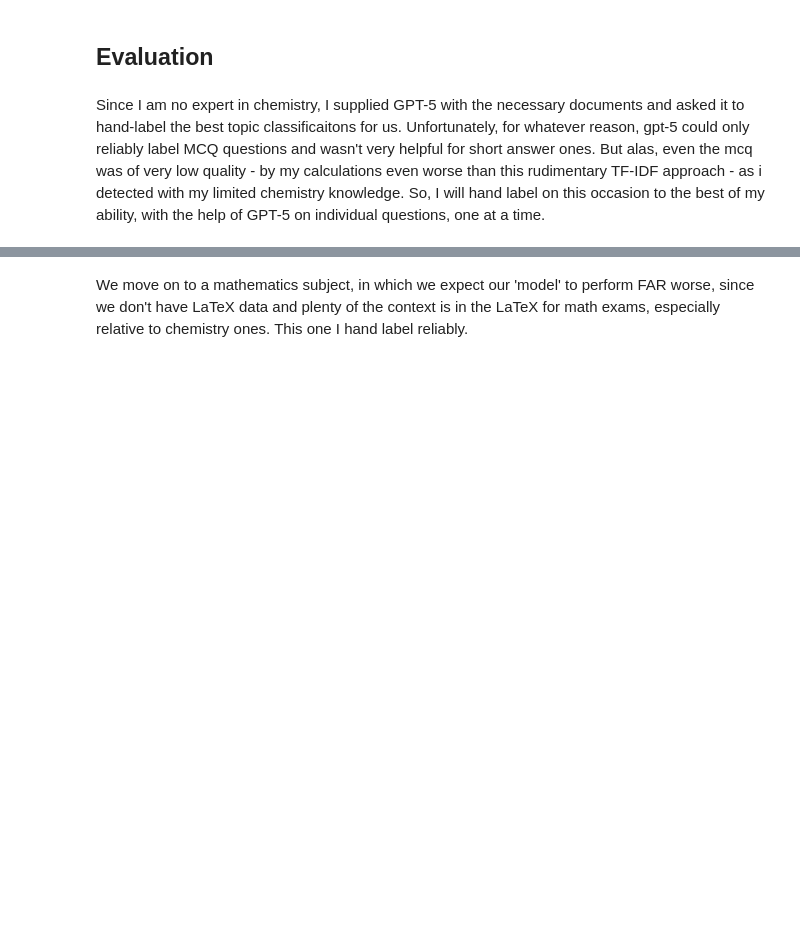
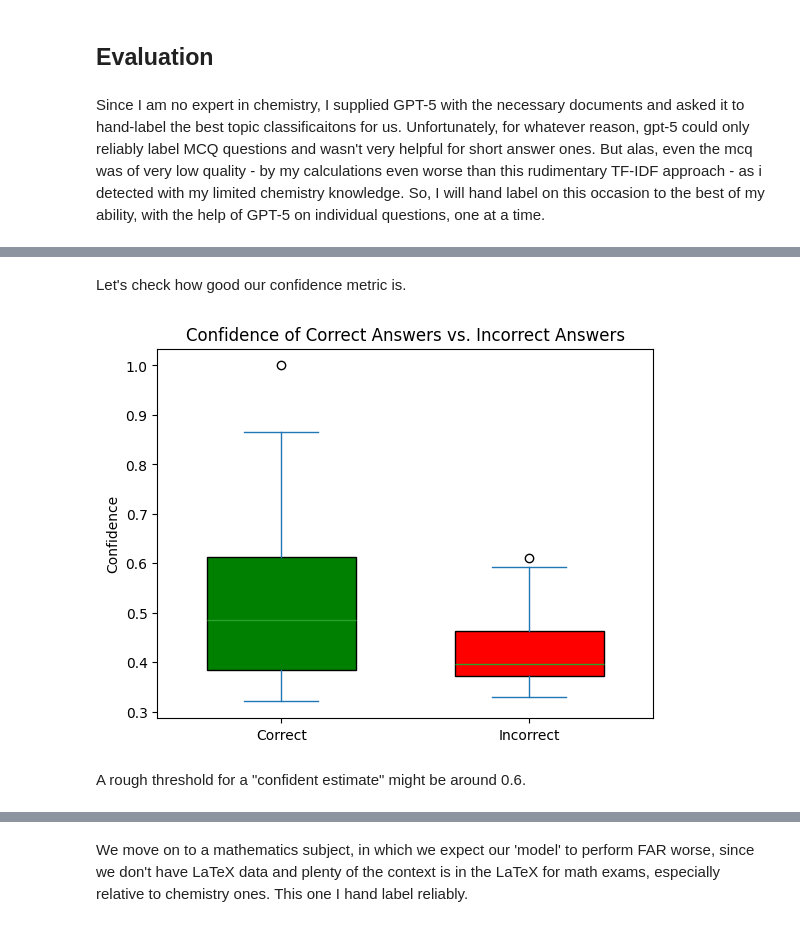
Before and after one commit to ykip10/Qlassifier, a Jupyter notebook: src/Qlassifier/baseline.ipynb, the cells around one changed output, grey strips where cells are left out. Cells and saved outputs as stored; diff of their text form; code cells hidden in the pictures; blank space fills up the shorter version.

```diff
--- a/src/Qlassifier/baseline.ipynb
+++ b/src/Qlassifier/baseline.ipynb
@@ -23,14 +25,25 @@ for subject, exam in zip(subjects, exams):
 # %% [markdown]
 Since I am no expert in chemistry, I supplied GPT-5 with the necessary documents and asked it to hand-label the best topic classificaitons for us. Unfortunately, for whatever reason, gpt-5 could only reliably label MCQ questions and wasn't very helpful for short answer ones. But alas, even the mcq was of very low quality - by my calculations even worse than this rudimentary TF-IDF approach - as i detected with my limited chemistry knowledge. So, I will hand label on this occasion to the best of my ability, with the help of GPT-5 on individual questions, one at a time.
 # %%
-true_topic_indices = [ # labelled -1 if i dont know
+true_topic_mcq = [
     0, 2, 6, 5, 10, 9, 0, 4, 0, 4,
     3, 3, 6, 4, 0, 9, 1, 9, 6, 8,
     10 ,2, 6, 2, 5, 11, 12, 2, 9, 2,
 ]
 
+true_topic_indices = true_topic_mcq + [
+    6, 7, 7, 6, 6, 2, 2, 2, 2,   # Q1
+    6, 10, 10, 10, 6, 10, 6, 10, # Q2
+    0, 0, 0, 0, 0, 6,            # Q3
+    7, 6, 7, 7, 7,               # Q4
+    0, 4, 4, 3,                  # Q5
+    2, 2, 2, 2, 2,               # Q6
+    9, 9, 9, 9, 9,               # Q7
+    3, 12, 12, 1, 1, 11, 11, 11, # Q8
+    5, 5                         # Q9
+]
+
 chem_df = dfs[0]
-mcq_chem = chem_df.loc[:29, :].copy()
-mcq_chem["True Topic"] = true_topic_indices
-
-mcq_chem.head(5)
+cos_chem = cos_lst[0] # cosine similarities
+chem_df["true_topic_idx"] = true_topic_indices
+mcq_chem = chem_df.loc[:29]
@@ -43,0 +61,29 @@ mcq_chem.head(5)
+# %% [markdown]
+Let's check how good our confidence metric is.
+# %%
+from matplotlib import pyplot as plt
+
+def plot_conf(df):
+    incorrect_df = df[df["pred_topic_idx"] != df["true_topic_idx"]]
+    correct_df = df[df["pred_topic_idx"] == df["true_topic_idx"]]
+
+    _, ax = plt.subplots()
+
+    correct_df["Confidence"].plot(kind="box", ax=ax, positions=[1], patch_artist=True,
+                                  widths=0.6, boxprops=dict(facecolor="green"))
+    incorrect_df["Confidence"].plot(kind="box", ax=ax, positions=[2], widths = 0.6,
+                                    patch_artist=True, boxprops=dict(facecolor="red"))
+
+    ax.set_xticks([1, 2])
+    ax.set_xticklabels(["Correct", "Incorrect"])
+
+    ax.set_title("Confidence of Correct Answers vs. Incorrect Answers")
+    ax.set_ylabel("Confidence")
+
+    plt.show()
+
+plot_conf(chem_df)
+# %% [output]
+[figure, added]
+# %% [markdown]
+A rough threshold for a "confident estimate" might be around 0.6.
```
Also changed, not shown: parts of 13 cells of this notebook, 8 other files.
